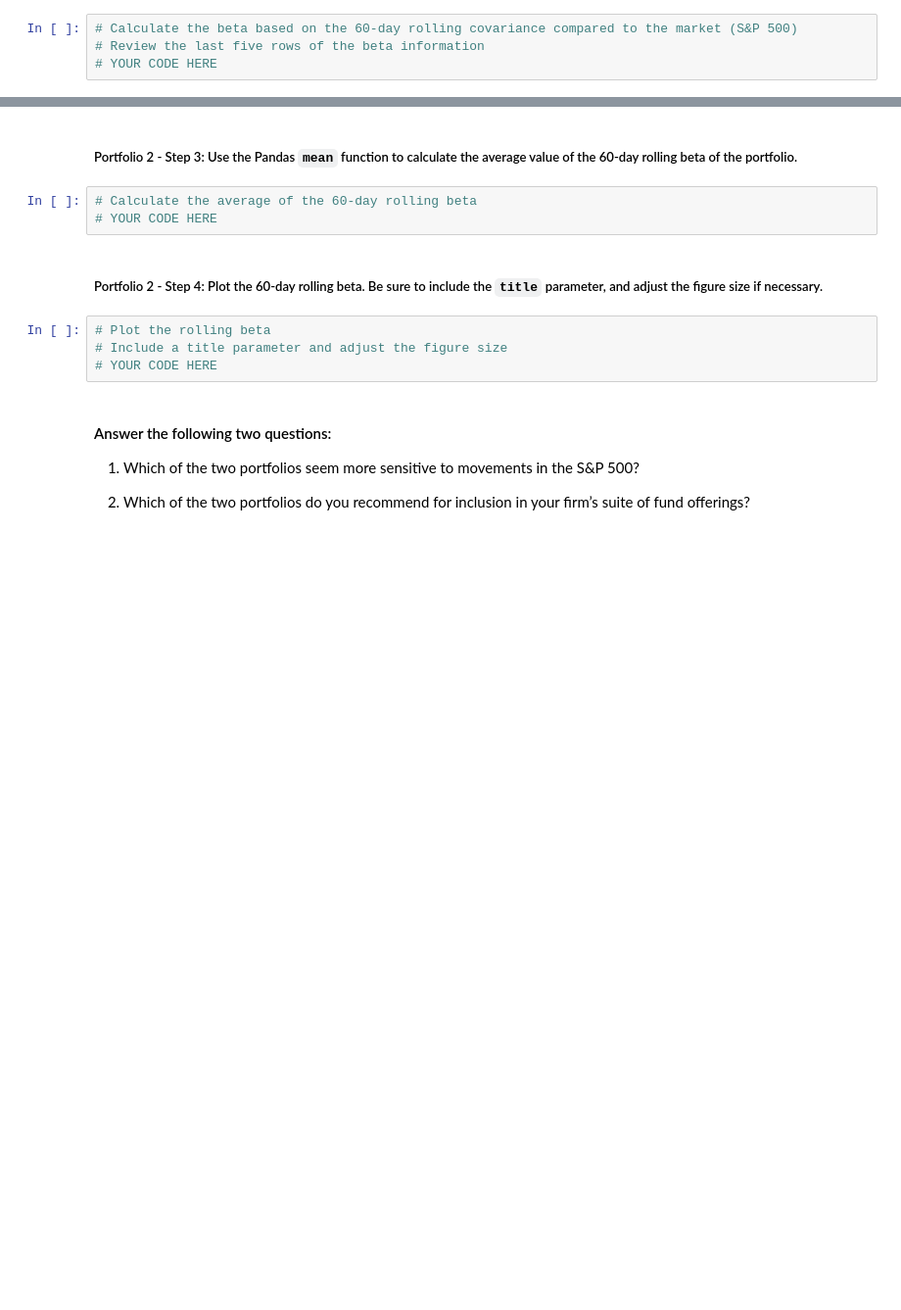
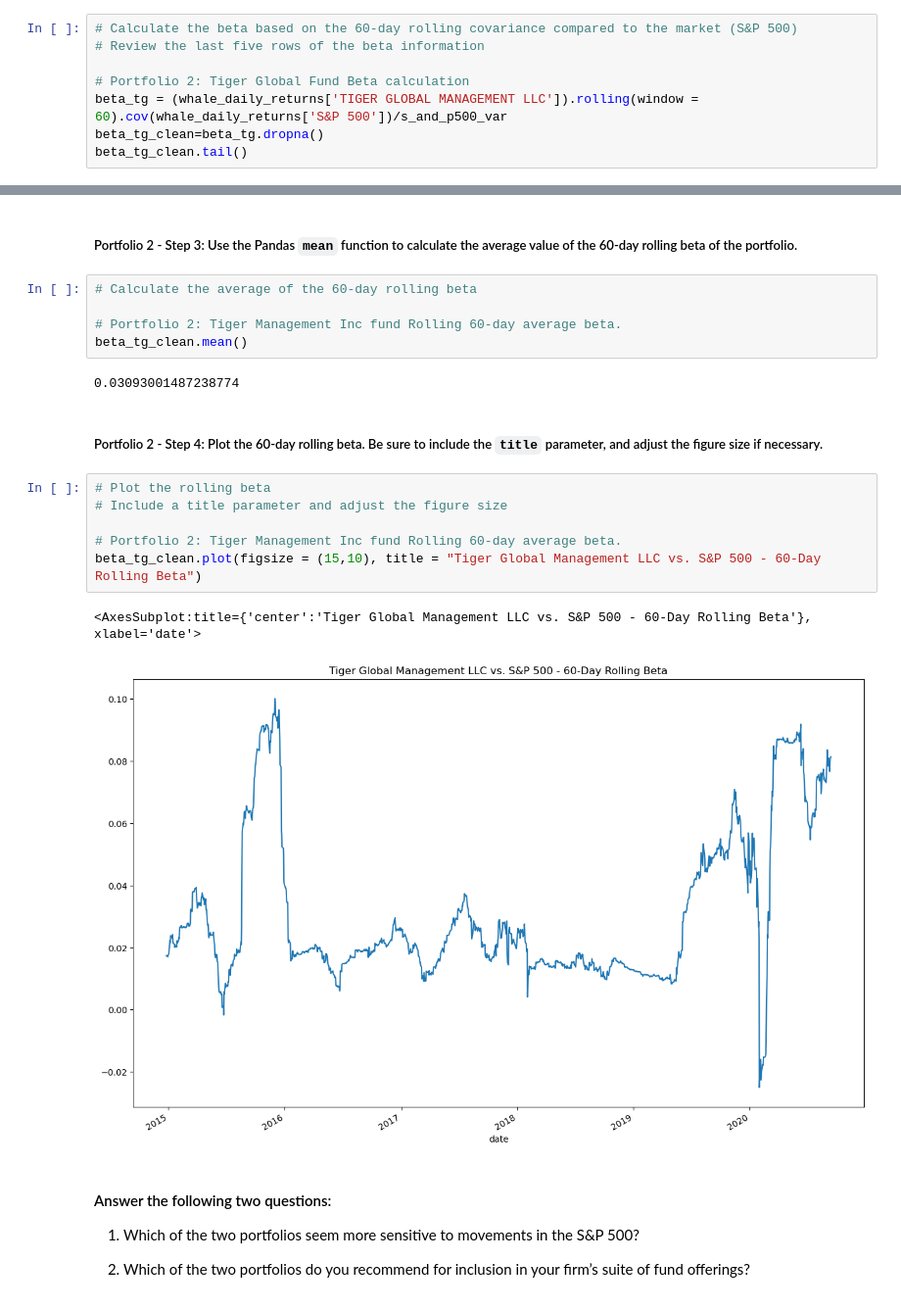
Before and after one commit to ssenhouse/challenge-4-041323, a Jupyter notebook: Starter_Code/risk_return_analysis.ipynb, the cells around one changed output, grey strips where cells are left out. Shown at 98% size. Drawn from its saved outputs; the diff is of its cells as text; blank space fills up the shorter version.

```diff
--- a/Starter_Code/risk_return_analysis.ipynb
+++ b/Starter_Code/risk_return_analysis.ipynb
@@ -463,4 +483,8 @@ dtype: float64
 # %%
 # Calculate the beta based on the 60-day rolling covariance compared to the market (S&P 500)
 # Review the last five rows of the beta information
-# YOUR CODE HERE
+
+# Portfolio 2: Tiger Global Fund Beta calculation
+beta_tg = (whale_daily_returns['TIGER GLOBAL MANAGEMENT LLC']).rolling(window = 60).cov(whale_daily_returns['S&P 500'])/s_and_p500_var
+beta_tg_clean=beta_tg.dropna()
+beta_tg_clean.tail()
@@ -468,13 +500,22 @@ dtype: float64
 ##### Portfolio 2 - Step 3: Use the Pandas `mean` function to calculate the average value of the 60-day rolling beta of the portfolio.
 # %%
 # Calculate the average of the 60-day rolling beta
-# YOUR CODE HERE
+
+# Portfolio 2: Tiger Management Inc fund Rolling 60-day average beta.
+beta_tg_clean.mean()
+# %% [output]
+0.03093001487238774
 # %% [markdown]
 ##### Portfolio 2 - Step 4: Plot the 60-day rolling beta. Be sure to include the `title` parameter, and adjust the figure size if necessary.
 # %%
 # Plot the rolling beta
 # Include a title parameter and adjust the figure size
-# YOUR CODE HERE
+
+# Portfolio 2: Tiger Management Inc fund Rolling 60-day average beta.
+beta_tg_clean.plot(figsize = (15,10), title = "Tiger Global Management LLC vs. S&P 500 - 60-Day Rolling Beta")
+# %% [output]
+<AxesSubplot:title={'center':'Tiger Global Management LLC vs. S&P 500 - 60-Day Rolling Beta'}, xlabel='date'>
+[figure, added]
 # %% [markdown]
 #### Answer the following two questions:
 
```
Also changed, not shown: parts of 6 cells of this notebook.
